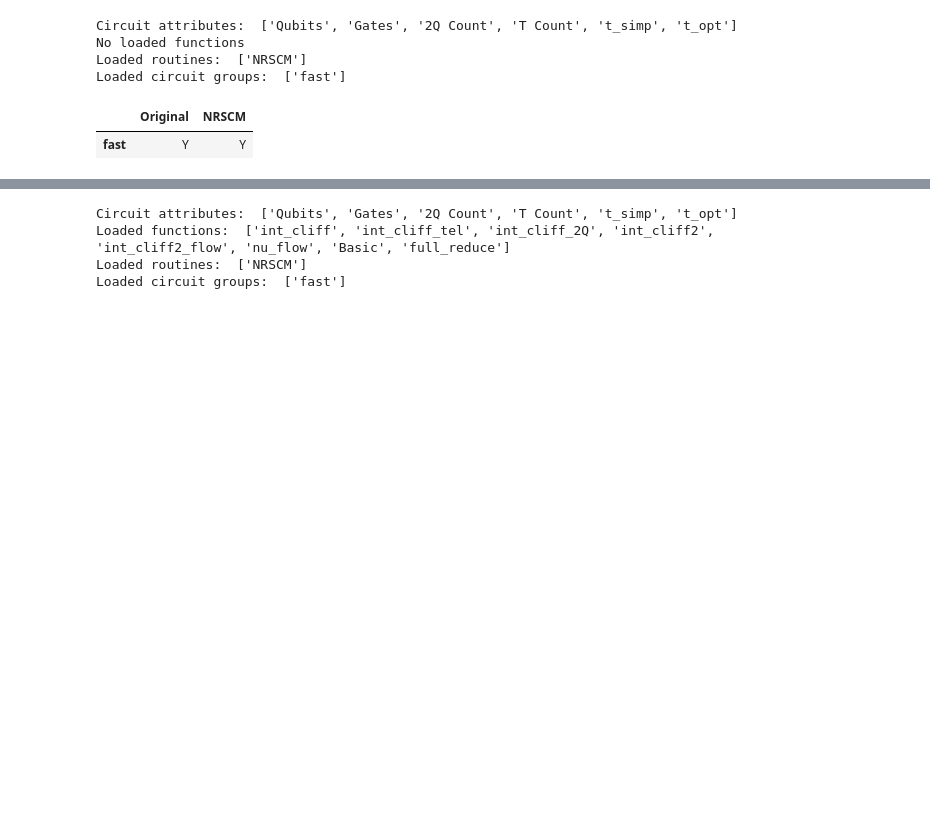
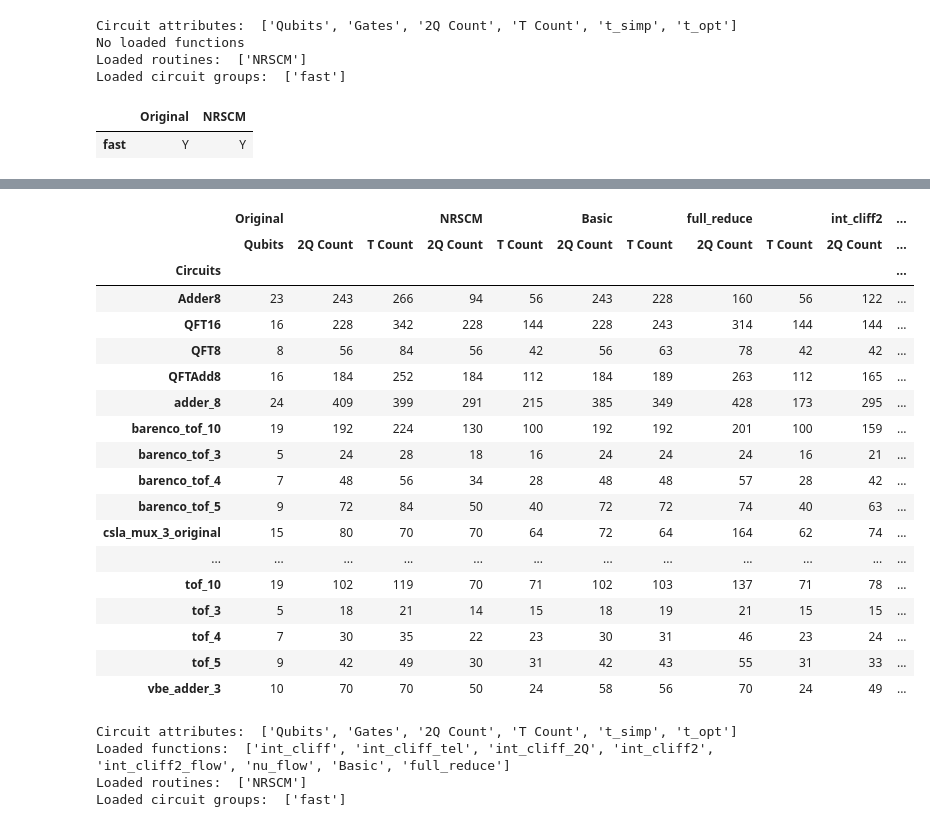
Before and after one commit to calumholker/pyzx, a Jupyter notebook: optimisation/benchmarking_2.ipynb, the cells around one changed output, grey strips where cells are left out. Cells and saved outputs as stored; diff of their text form; code cells hidden in the pictures; blank space fills up the shorter version.

```diff
--- a/optimisation/benchmarking_2.ipynb
+++ b/optimisation/benchmarking_2.ipynb
@@ -28,3 +42,5 @@ Loaded circuit groups:  ['fast']
+# %%
+b.add_simplification_func(zx_heur, 'Basic', groups_to_run=['fast'],verify=False)
 # %%
 
 def basic(c):
@@ -42,30 +58,38 @@ def full_reduce(c):
     if c4.twoqubitcount() < c3.twoqubitcount(): return c4
     return c3
 
-base_params = [1,1,1,0,0,0,0,0,0]
-opt_params = [0.30, 0.39, 0.31, -1.81, 2.47, 0.35, 1.08, -1.15, 1.11]
-
-def int_(c):
+def int_cliff_lim(c):
     g = c.to_graph()
     zx.simplify.to_gh(g)
-    g2 = zx.simplify.flow_reduce_2(g,x=base_params, flow='g',quiet=True)
+    g2 = zx.simplify.flow_reduce_2(g,x=None, flow='g',quiet=True)
     c2 = zx.extract.extract_circuit(g2, up_to_perm=False).to_basic_gates()
     c3 = zx.optimize.basic_optimization(c2.copy(), do_swaps=False).to_basic_gates()
     c4 = zx.optimize.basic_optimization(c2.copy(), do_swaps=True).to_basic_gates()
     if c4.twoqubitcount() < c3.twoqubitcount(): return c4
     return c3
 
-def nu_(c):
+def int_cliff_lim_flow(c):
     g = c.to_graph()
     zx.simplify.to_gh(g)
-    g2 = zx.simplify.flow_reduce(g,x=base_params, flow='g',quiet=True)
-    c2 = zx.extract.extract_circuit(g2, up_to_perm=False).to_basic_gates()
+    g2 = zx.simplify.flow_reduce_2(g,x=None,quiet=True)
+    c2 = zx.extract.extract_simple(g2, up_to_perm=False).to_basic_gates()
     c3 = zx.optimize.basic_optimization(c2.copy(), do_swaps=False).to_basic_gates()
     c4 = zx.optimize.basic_optimization(c2.copy(), do_swaps=True).to_basic_gates()
     if c4.twoqubitcount() < c3.twoqubitcount(): return c4
     return c3
+
+def nu_flow(c):
+    g = c.to_graph()
+    zx.simplify.to_gh(g)
+    g2 = zx.simplify.flow_reduce(g,x=None, flow='causal',quiet=True)
+    c2 = zx.extract.extract_simple(g2, up_to_perm=False).to_basic_gates()
+    c3 = zx.optimize.basic_optimization(c2.copy(), do_swaps=False).to_basic_gates()
+    c4 = zx.optimize.basic_optimization(c2.copy(), do_swaps=True).to_basic_gates()
+    if c4.twoqubitcount() < c3.twoqubitcount(): return c4
+    return c3
 # %%
 b.add_simplification_func(basic, 'Basic', groups_to_run=['fast'],verify=True)
 b.add_simplification_func(full_reduce, 'full_reduce', groups_to_run=['fast'],verify=True)
-b.add_simplification_func(int_, 'int_cliff_g_base_place', groups_to_run=['fast'],verify=True)
-b.add_simplification_func(nu_, 'nu_', groups_to_run=[],verify=True, rerun=True)
+b.add_simplification_func(int_cliff_lim, 'int_cliff2', groups_to_run=['fast'],verify=True)
+b.add_simplification_func(int_cliff_lim_flow, 'int_cliff2_flow', groups_to_run=['fast'],verify=True)
+# b.add_simplification_func(nu_flow, 'nu_flow', groups_to_run=[],verify=True, rerun=True)
@@ -72,3 +97,0 @@ b.add_simplification_func(nu_, 'nu_', groups_to_run=[],verify=True, rerun=True)
-# %%
-b.add_simplification_func(basic, 'Basic', groups_to_run=['fast'],verify=False)
-b.add_simplification_func(full_reduce, 'full_reduce', groups_to_run=['fast'],verify=False)
@@ -75,3 +107,28 @@ b.add_simplification_func(full_reduce, 'full_reduce', groups_to_run=['fast'],ver
+# %%
+df = b.df(groups=['fast'],
+     routines='all',
+     funcs='all',
+     atts=['Qubits', '2Q Count','T Count'])
+# %% [output]
+|  | Original |  |  | NRSCM |  | Basic |  | full_reduce |  | int_cliff2 | ... |
+|  | Qubits | 2Q Count | T Count | 2Q Count | T Count | 2Q Count | T Count | 2Q Count | T Count | 2Q Count | ... |
+| Circuits |  |  |  |  |  |  |  |  |  |  | ... |
+| Adder8 | 23 | 243 | 266 | 94 | 56 | 243 | 228 | 160 | 56 | 122 | ... |
+| QFT16 | 16 | 228 | 342 | 228 | 144 | 228 | 243 | 314 | 144 | 144 | ... |
+| QFT8 | 8 | 56 | 84 | 56 | 42 | 56 | 63 | 78 | 42 | 42 | ... |
+| QFTAdd8 | 16 | 184 | 252 | 184 | 112 | 184 | 189 | 263 | 112 | 165 | ... |
+| adder_8 | 24 | 409 | 399 | 291 | 215 | 385 | 349 | 428 | 173 | 295 | ... |
+| barenco_tof_10 | 19 | 192 | 224 | 130 | 100 | 192 | 192 | 201 | 100 | 159 | ... |
+| barenco_tof_3 | 5 | 24 | 28 | 18 | 16 | 24 | 24 | 24 | 16 | 21 | ... |
+| barenco_tof_4 | 7 | 48 | 56 | 34 | 28 | 48 | 48 | 57 | 28 | 42 | ... |
+| barenco_tof_5 | 9 | 72 | 84 | 50 | 40 | 72 | 72 | 74 | 40 | 63 | ... |
+| csla_mux_3_original | 15 | 80 | 70 | 70 | 64 | 72 | 64 | 164 | 62 | 74 | ... |
+| ... | ... | ... | ... | ... | ... | ... | ... | ... | ... | ... | ... |
+| tof_10 | 19 | 102 | 119 | 70 | 71 | 102 | 103 | 137 | 71 | 78 | ... |
+| tof_3 | 5 | 18 | 21 | 14 | 15 | 18 | 19 | 21 | 15 | 15 | ... |
+| tof_4 | 7 | 30 | 35 | 22 | 23 | 30 | 31 | 46 | 23 | 24 | ... |
+| tof_5 | 9 | 42 | 49 | 30 | 31 | 42 | 43 | 55 | 31 | 33 | ... |
+| vbe_adder_3 | 10 | 70 | 70 | 50 | 24 | 58 | 56 | 70 | 24 | 49 | ... |
 # %%
 b.show_attributes()
 # %% [output]
```
Also changed, not shown: parts of 3 cells of this notebook, 7 other files.
